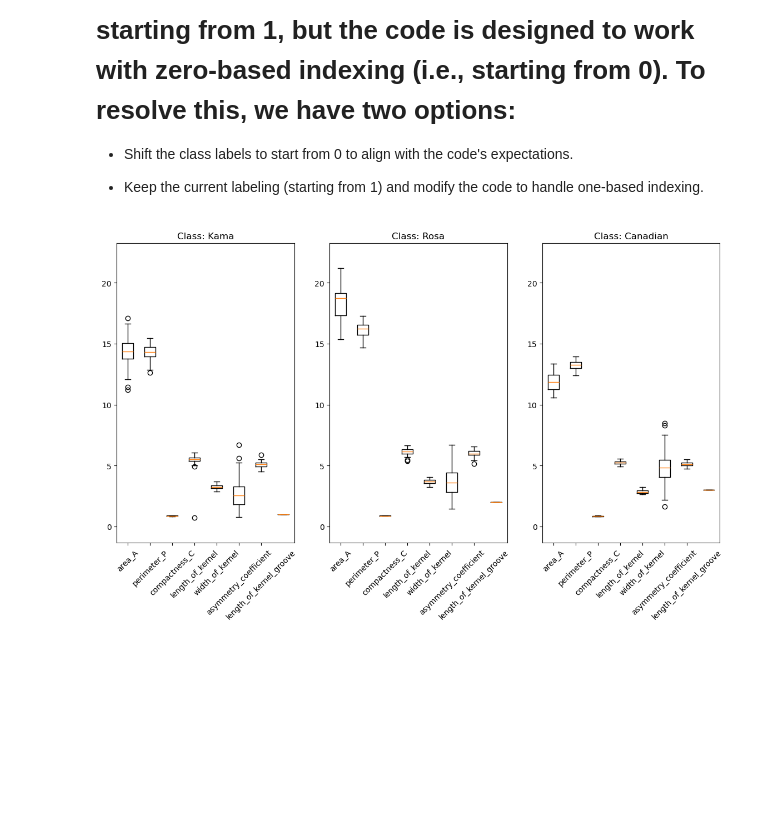
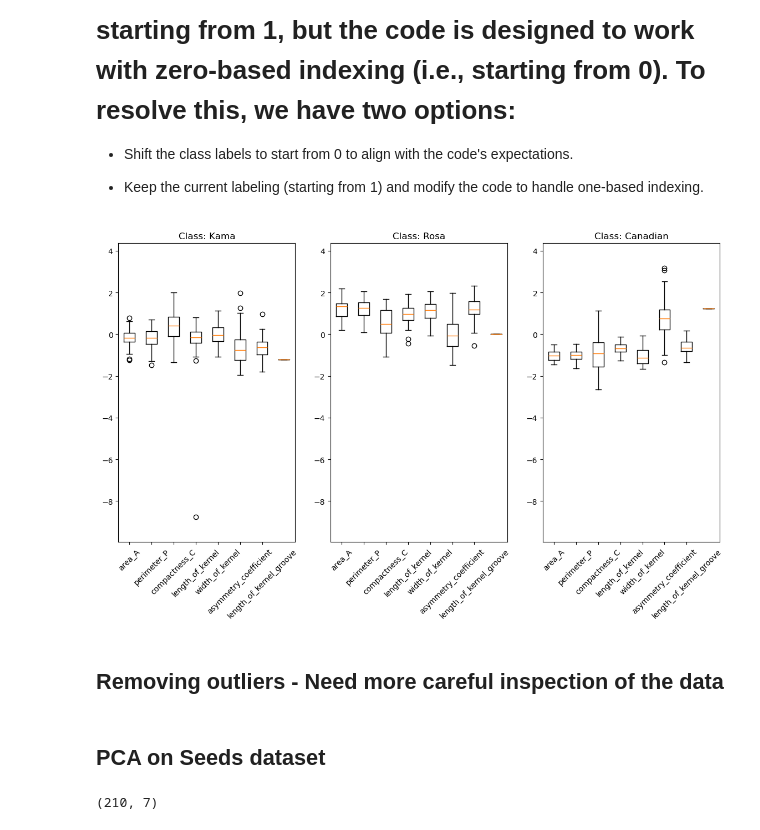
Before and after one commit to Connorudd02/Project_1, a Jupyter notebook: Project_1.ipynb, the cells around one changed output. Drawn from its saved outputs; the diff is of its cells as text; code cells hidden in the pictures; blank space fills up the shorter version.

Commit message:
Added PCA analysis to dataset

```diff
--- a/Project_1.ipynb
+++ b/Project_1.ipynb
@@ -61,0 +65,3 @@ attributeNames, N, M, y, y.shape, classNames, C
+# %%
+X[:, -1] -= 1
+X.shape, X[:, -1]
@@ -64,3 +87,6 @@ attributeNames, N, M, y, y.shape, classNames, C
+# %%
+if True:
+    X = stats.zscore(X, ddof=1)
 # %%
 plt.figure(figsize=(16, 14))
 # Exclude the last data point because not necessary to plot classes in histogram
@@ -92,16 +118,26 @@ plt.show()
 * Keep the current labeling (starting from 1) and modify the code to handle one-based indexing.
 # %%
 plt.figure(figsize=(14, 7))
-for c in range(1, C + 1):
-    plt.subplot(1, C, c)
+for c in range(C):
+    plt.subplot(1, C, c + 1)
     class_mask = y == c
     plt.boxplot(X[class_mask, :])
-    plt.title("Class: " + classNames[c-1])
+    plt.title("Class: " + classNames[c])
     plt.xticks(range(1, numData + 1), attributeNames[:-1], rotation=45)
     y_up = X.max() + (X.max() - X.min()) * 0.1
     y_down = X.min() - (X.max() - X.min()) * 0.1
     plt.ylim(y_down, y_up)
 
 plt.show()
 # %% [output]
-[figure, old version]
+[figure, new version]
+# %% [markdown]
+## Removing outliers - Need more careful inspection of the data
+# %% [markdown]
+## PCA on Seeds dataset
+# %%
+# Remove the labels from the dataset because they should not be factored into PCA analysis
+X_no_label = X[:, :-1]
+X_no_label.shape
+# %% [output]
+(210, 7)
```
Also changed, not shown: parts of 16 cells of this notebook.
